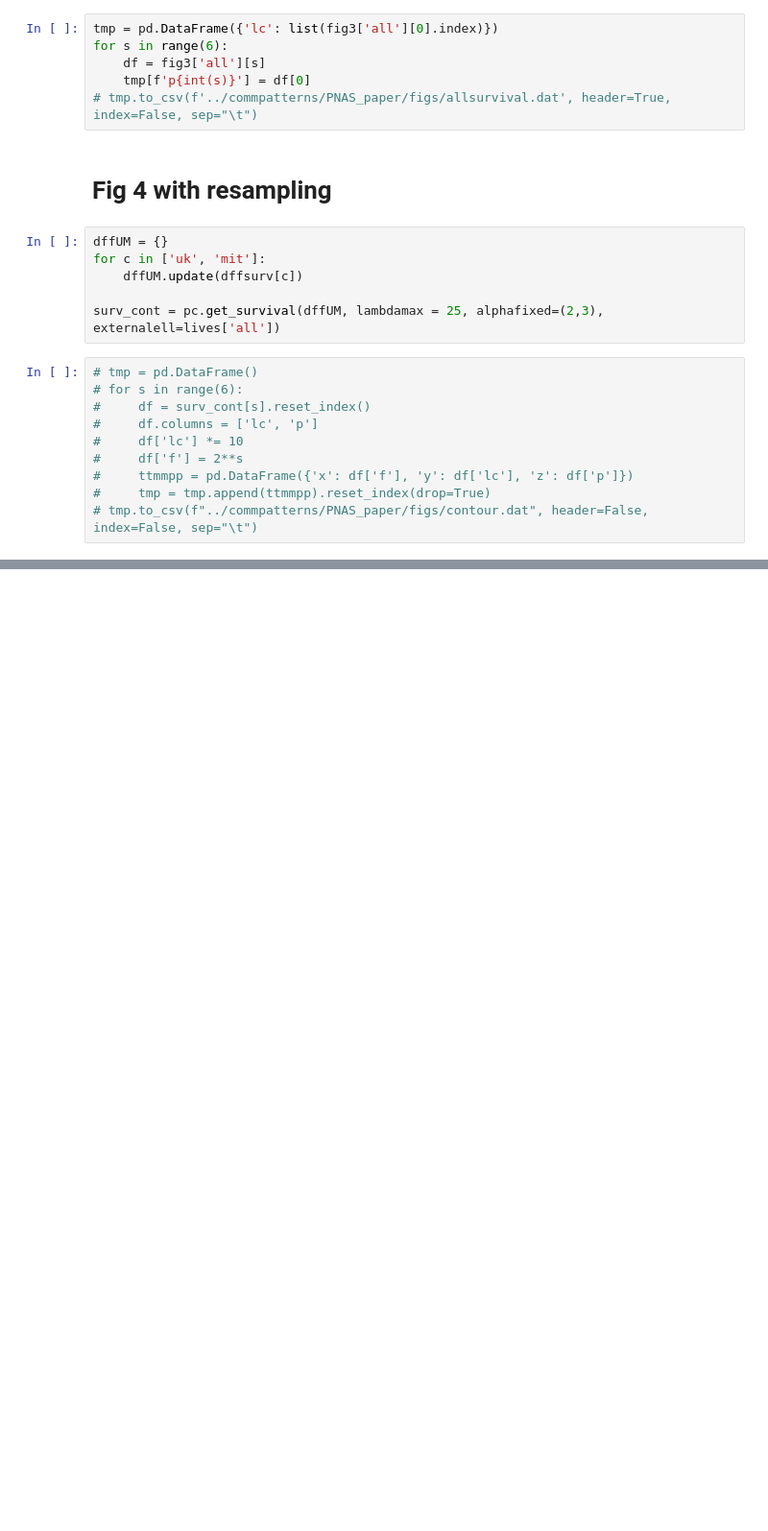
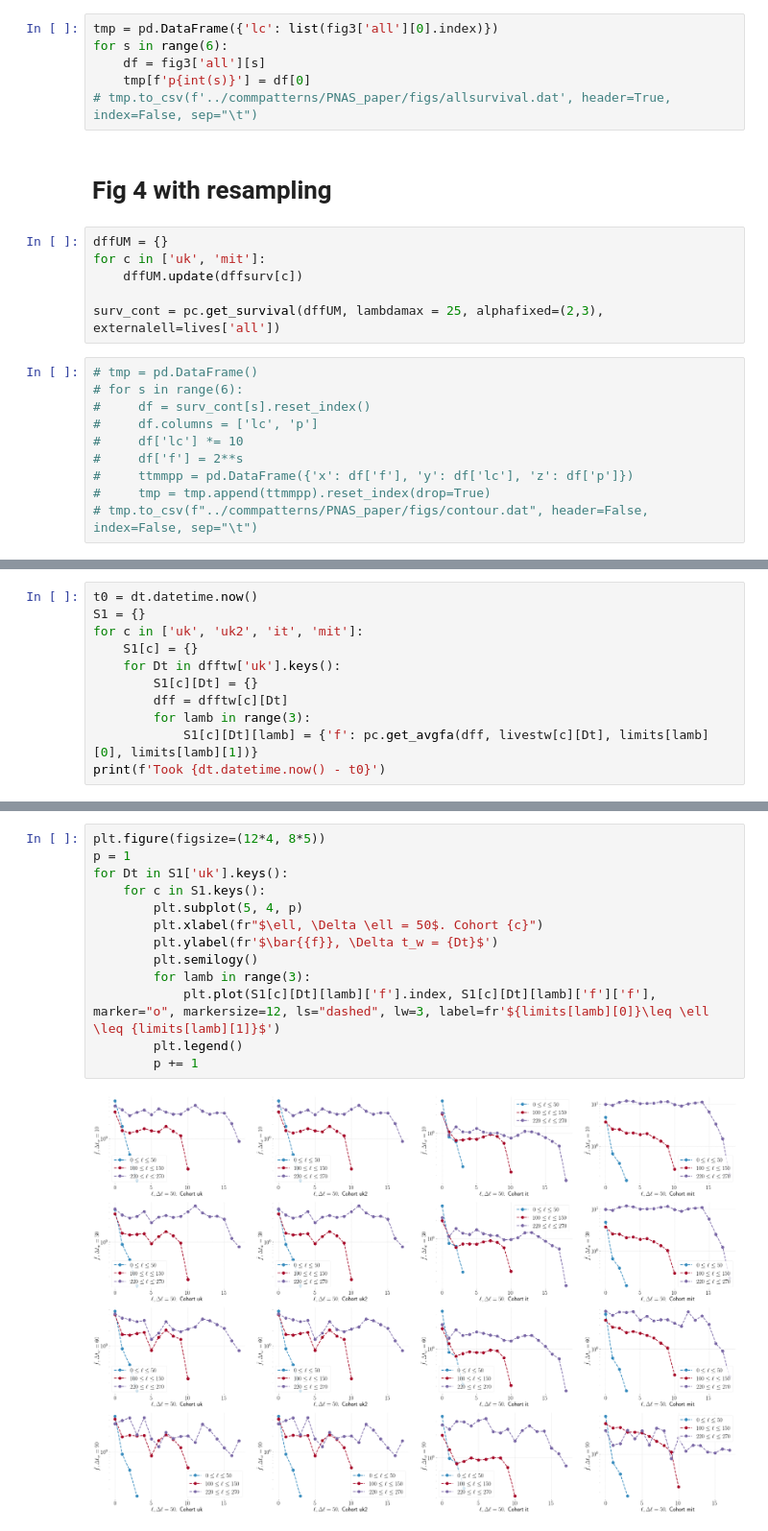
Before and after one commit to nitnelav27/comm_patterns, a Jupyter notebook: 202201.ipynb, the cells around one changed output, grey strips where cells are left out. Shown at 96% size. Saved outputs shown, nothing was run; the diff lists cells and outputs as text; blank space fills up the shorter version.

```diff
--- a/202201.ipynb
+++ b/202201.ipynb
@@ -407,0 +521,11 @@ p = 0
+# %%
+t0 = dt.datetime.now()
+S1 = {}
+for c in ['uk', 'uk2', 'it', 'mit']:
+    S1[c] = {}
+    for Dt in dfftw['uk'].keys():
+        S1[c][Dt] = {}
+        dff = dfftw[c][Dt]
+        for lamb in range(3):
+            S1[c][Dt][lamb] = {'f': pc.get_avgfa(dff, livestw[c][Dt], limits[lamb][0], limits[lamb][1])}
+print(f'Took {dt.datetime.now() - t0}')
@@ -407,0 +534,15 @@ p = 0
+# %%
+plt.figure(figsize=(12*4, 8*5))
+p = 1
+for Dt in S1['uk'].keys():
+    for c in S1.keys():
+        plt.subplot(5, 4, p)
+        plt.xlabel(fr"$\ell, \Delta \ell = 50$. Cohort {c}")
+        plt.ylabel(fr'$\bar{{f}}, \Delta t_w = {Dt}$')
+        plt.semilogy()
+        for lamb in range(3):
+            plt.plot(S1[c][Dt][lamb]['f'].index, S1[c][Dt][lamb]['f']['f'], marker="o", markersize=12, ls="dashed", lw=3, label=fr'${limits[lamb][0]}\leq \ell \leq {limits[lamb][1]}$')
+        plt.legend()
+        p += 1
+# %% [output]
+[figure, added]
```
Also changed, not shown: parts of 18 cells of this notebook.
